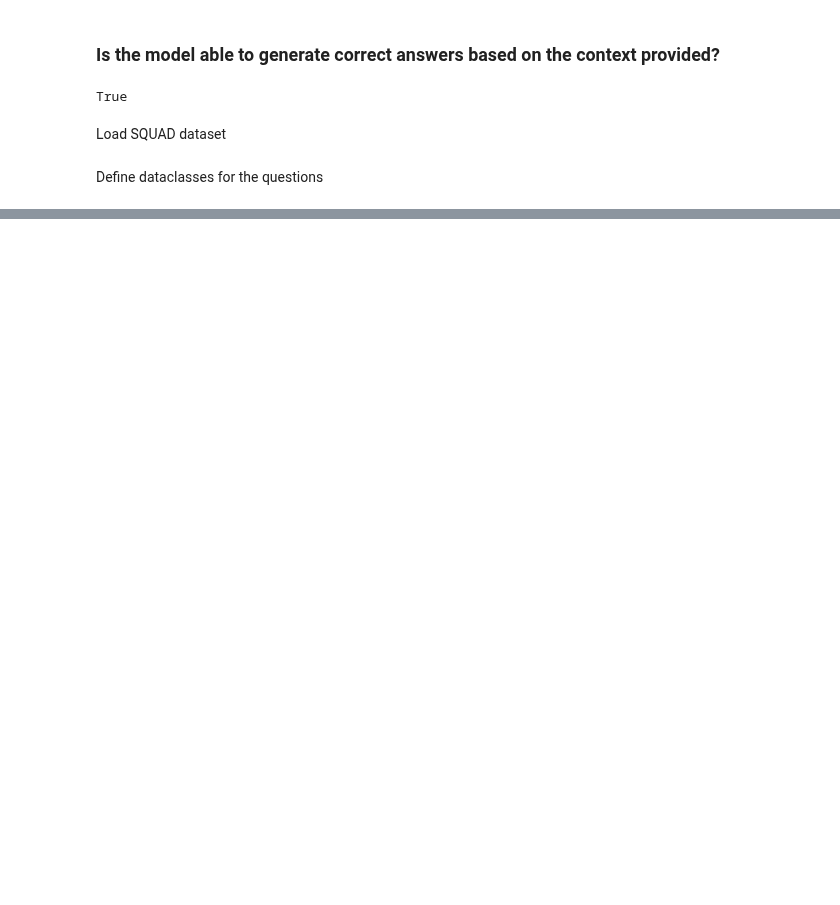
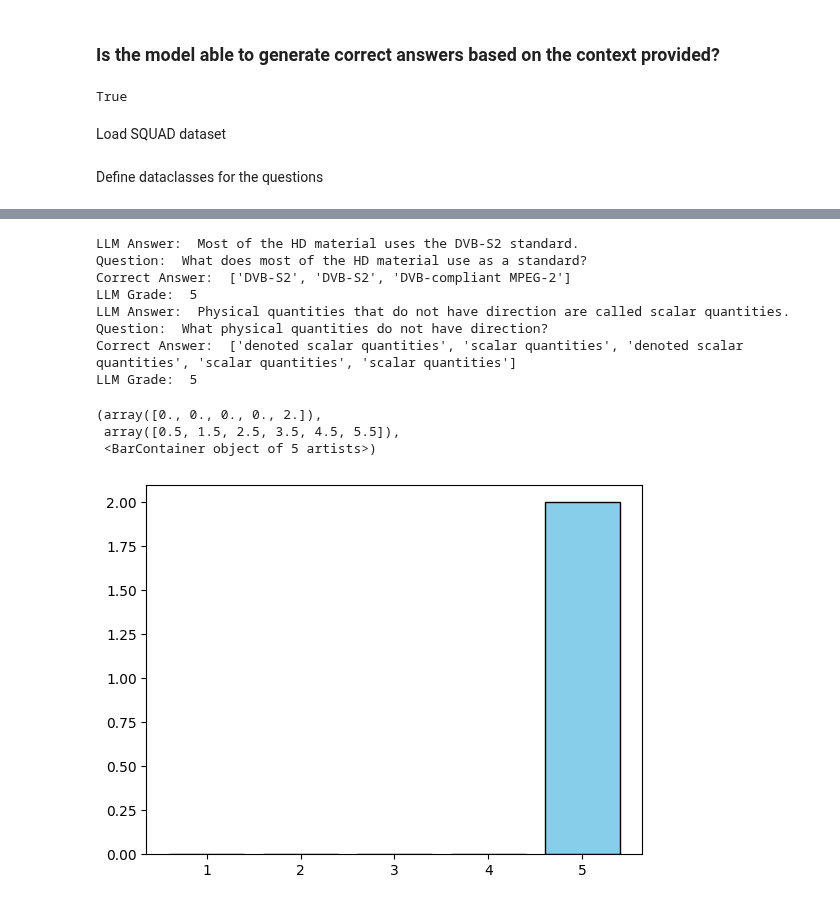
Before and after one commit to grant-TraDA/NLP-2024W, a Jupyter notebook: projects/exam_gen/poc.ipynb, the cells around one changed output, grey strips where cells are left out. Cells and saved outputs as stored; diff of their text form; code cells hidden in the pictures; blank space fills up the shorter version.

```diff
--- a/projects/exam_gen/poc.ipynb
+++ b/projects/exam_gen/poc.ipynb
@@ -152,0 +167,27 @@ plt.show()
+# %%
+# Reshufffle the llm_answers and then grade them again to see if the grades will be lower
+shuffled_llm_answers = np.random.permutation(llm_answers)
+shuffled_llm_results = []
+for llm_answer, question in zip(shuffled_llm_answers, open_ended_questions):
+    print("LLM Answer: ", llm_answer)
+    print("Question: ", question.question)
+    print("Correct Answer: ", question.example_correct_answers)
+
+    grade = question.validate_answer(llm_answer, llm)
+    print("LLM Grade: ", grade)
+    shuffled_llm_results.append(grade)
+# plot grade results on scale from 1 to 5
+plt.hist(shuffled_llm_results, bins=np.arange(1, 7) - 0.5, rwidth=0.8, color='skyblue', edgecolor='black')
+# %% [output]
+LLM Answer:  Most of the HD material uses the DVB-S2 standard.
+Question:  What does most of the HD material use as a standard?
+Correct Answer:  ['DVB-S2', 'DVB-S2', 'DVB-compliant MPEG-2']
+LLM Grade:  5
+LLM Answer:  Physical quantities that do not have direction are called scalar quantities.
+Question:  What physical quantities do not have direction?
+Correct Answer:  ['denoted scalar quantities', 'scalar quantities', 'denoted scalar quantities', 'scalar quantities', 'scalar quantities']
+LLM Grade:  5
+(array([0., 0., 0., 0., 2.]),
+ array([0.5, 1.5, 2.5, 3.5, 4.5, 5.5]),
+ <BarContainer object of 5 artists>)
+[figure, added]
```
Also changed, not shown: parts of 21 cells of this notebook.
